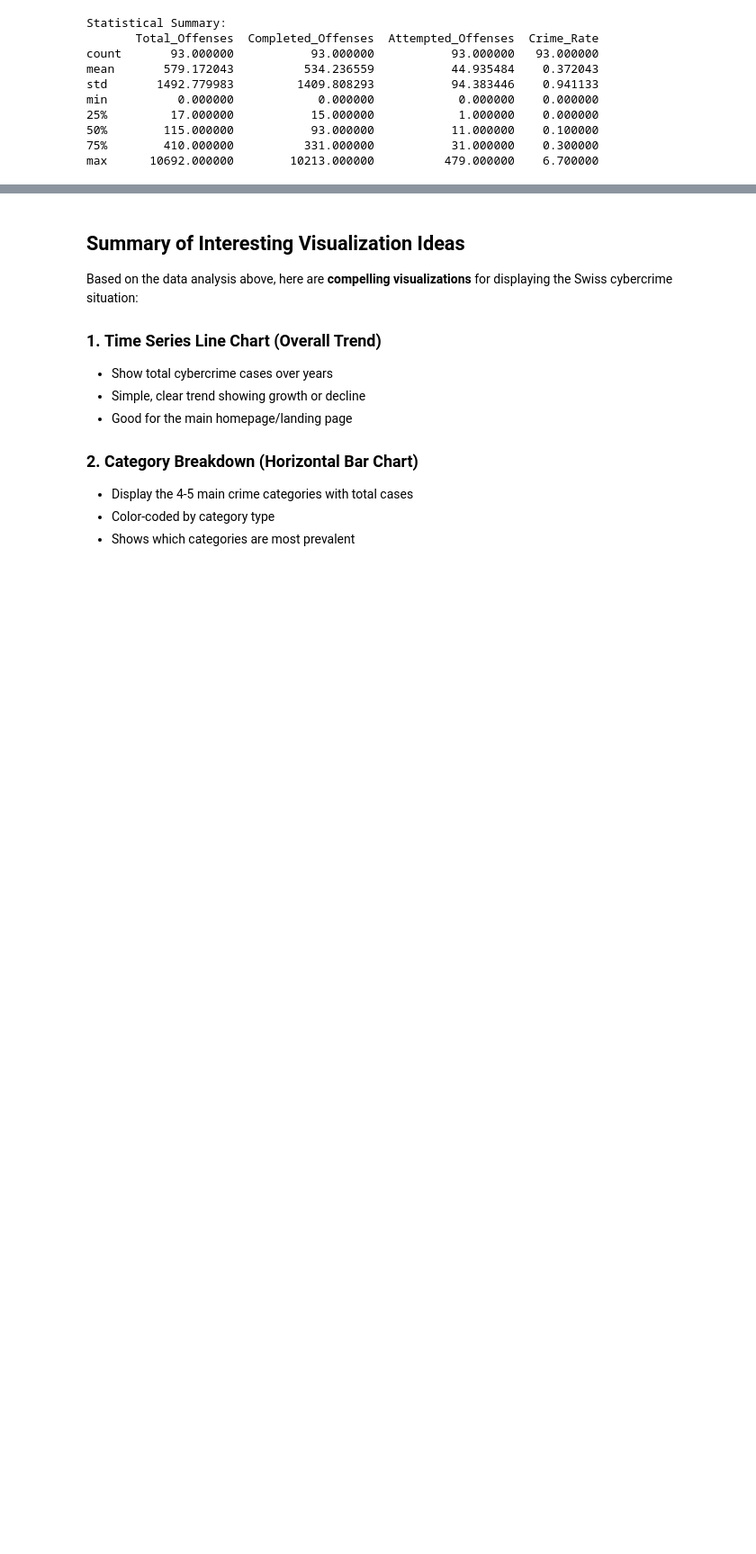
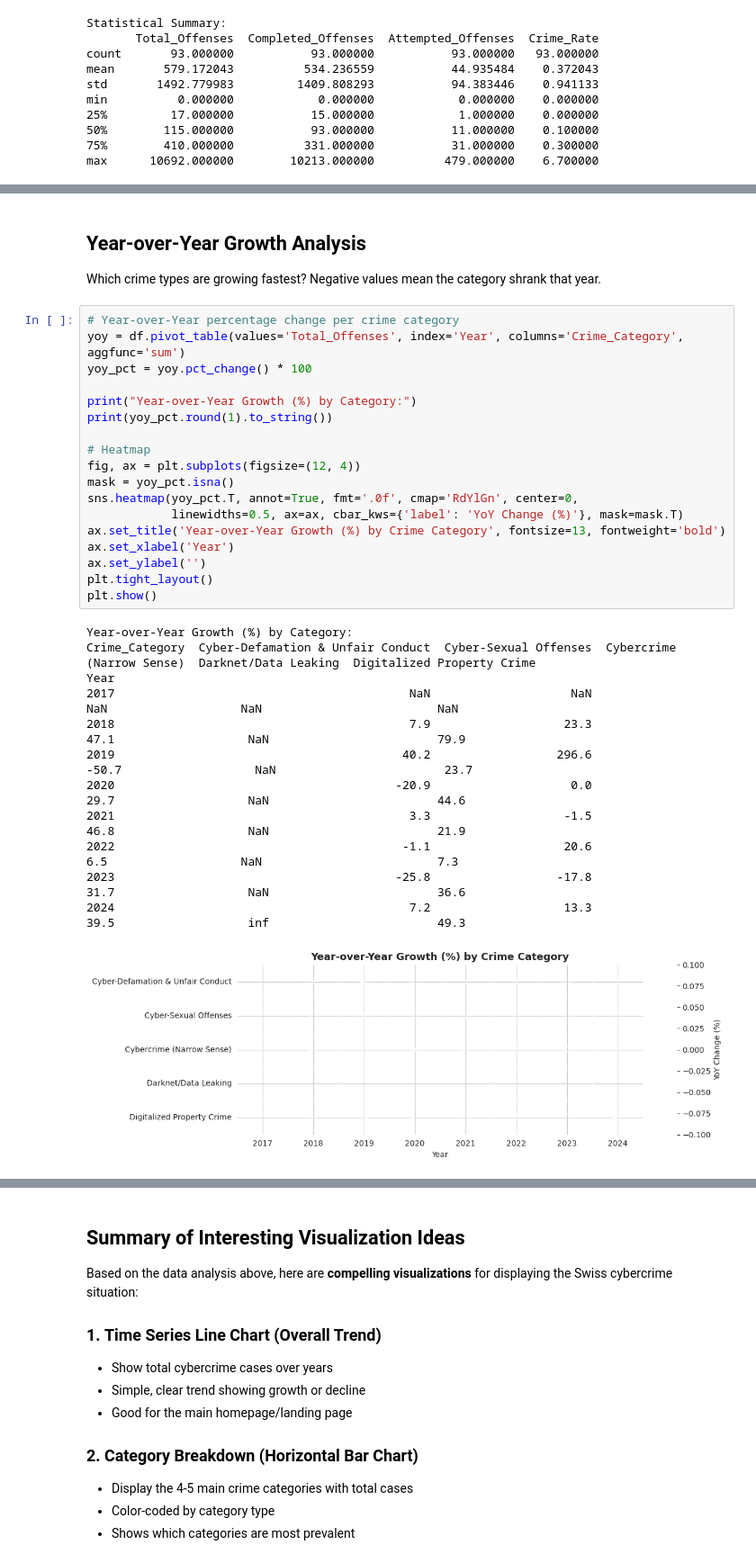
Before and after one commit to com-480-data-visualization/CyberAnalyst, a Jupyter notebook: Analysis/Swiss_Cybercrime_Analysis.ipynb, the cells around one changed output, grey strips where cells are left out. Shown at 90% size. Cells and saved outputs as stored; diff of their text form; blank space fills up the shorter version.

```diff
--- a/Analysis/Swiss_Cybercrime_Analysis.ipynb
+++ b/Analysis/Swiss_Cybercrime_Analysis.ipynb
@@ -494,0 +501,34 @@ plt.show()
+# %% [markdown]
+## Year-over-Year Growth Analysis
+Which crime types are growing fastest? Negative values mean the category shrank that year.
+# %%
+# Year-over-Year percentage change per crime category
+yoy = df.pivot_table(values='Total_Offenses', index='Year', columns='Crime_Category', aggfunc='sum')
+yoy_pct = yoy.pct_change() * 100
+
+print("Year-over-Year Growth (%) by Category:")
+print(yoy_pct.round(1).to_string())
+
+# Heatmap
+fig, ax = plt.subplots(figsize=(12, 4))
+mask = yoy_pct.isna()
+sns.heatmap(yoy_pct.T, annot=True, fmt='.0f', cmap='RdYlGn', center=0,
+            linewidths=0.5, ax=ax, cbar_kws={'label': 'YoY Change (%)'}, mask=mask.T)
+ax.set_title('Year-over-Year Growth (%) by Crime Category', fontsize=13, fontweight='bold')
+ax.set_xlabel('Year')
+ax.set_ylabel('')
+plt.tight_layout()
+plt.show()
+# %% [output]
+Year-over-Year Growth (%) by Category:
+Crime_Category  Cyber-Defamation & Unfair Conduct  Cyber-Sexual Offenses  Cybercrime (Narrow Sense)  Darknet/Data Leaking  Digitalized Property Crime
+Year
+2017                                          NaN                    NaN                        NaN                   NaN                         NaN
+2018                                          7.9                   23.3                       47.1                   NaN                        79.9
+2019                                         40.2                  296.6                      -50.7                   NaN                        23.7
+2020                                        -20.9                    0.0                       29.7                   NaN                        44.6
+2021                                          3.3                   -1.5                       46.8                   NaN                        21.9
+2022                                         -1.1                   20.6                        6.5                   NaN                         7.3
+2023                                        -25.8                  -17.8                       31.7                   NaN                        36.6
+2024                                          7.2                   13.3                       39.5                   inf                        49.3
+[figure, added]
```
Also changed, not shown: parts of 31 cells of this notebook.
